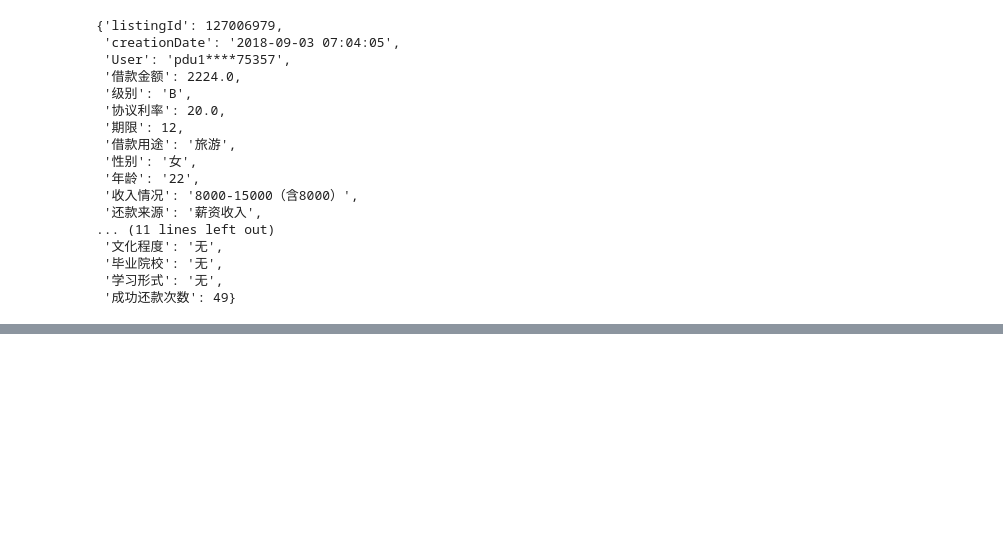
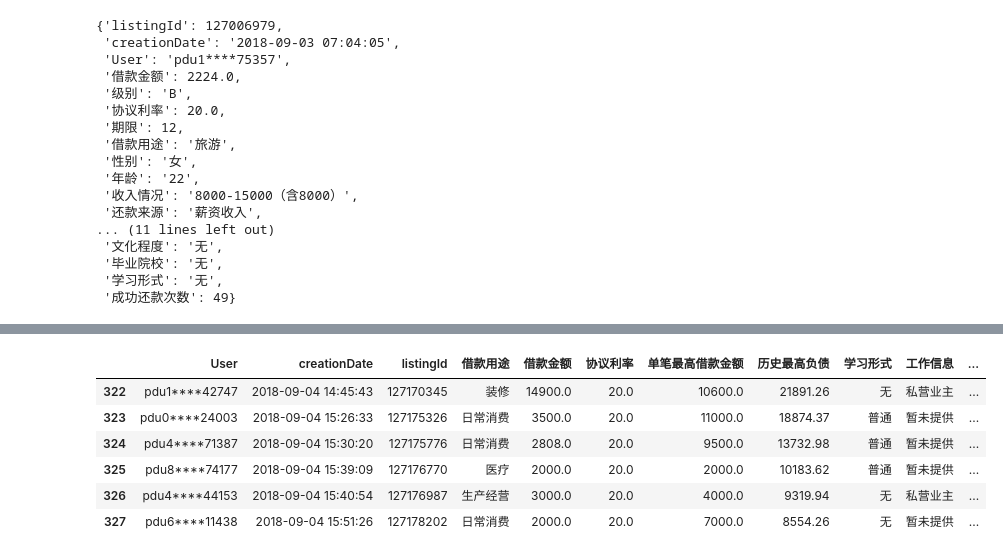
Before and after one commit to zhoukai83/ppd, a Jupyter notebook: UISimulation/test.ipynb, the cells around one changed output, grey strips where cells are left out. Cells and saved outputs as stored; diff of their text form; code cells hidden in the pictures; blank space fills up the shorter version.

Commit message:
almost can run UISim now
Former-commit-id: acabc90fe1d0de04e04ee17312fdf699b47fc0c5

```diff
--- a/UISimulation/test.ipynb
+++ b/UISimulation/test.ipynb
@@ -222,0 +234,11 @@ change_key({**json_data[0], **json_data[1], **json_data[2]})
+# %%
+df_sim = pd.read_csv("UISimMain.csv", encoding="utf-8")
+df_sim.tail(6)
+# %% [output]
+|  | User | creationDate | listingId | 借款用途 | 借款金额 | 协议利率 | 单笔最高借款金额 | 历史最高负债 | 学习形式 | 工作信息 | ... |
+| 322 | pdu1****42747 | 2018-09-04 14:45:43 | 127170345 | 装修 | 14900.0 | 20.0 | 10600.0 | 21891.26 | 无 | 私营业主 | ... |
+| 323 | pdu0****24003 | 2018-09-04 15:26:33 | 127175326 | 日常消费 | 3500.0 | 20.0 | 11000.0 | 18874.37 | 普通 | 暂未提供 | ... |
+| 324 | pdu4****71387 | 2018-09-04 15:30:20 | 127175776 | 日常消费 | 2808.0 | 20.0 | 9500.0 | 13732.98 | 普通 | 暂未提供 | ... |
+| 325 | pdu8****74177 | 2018-09-04 15:39:09 | 127176770 | 医疗 | 2000.0 | 20.0 | 2000.0 | 10183.62 | 普通 | 暂未提供 | ... |
+| 326 | pdu4****44153 | 2018-09-04 15:40:54 | 127176987 | 生产经营 | 3000.0 | 20.0 | 4000.0 | 9319.94 | 无 | 私营业主 | ... |
+| 327 | pdu6****11438 | 2018-09-04 15:51:26 | 127178202 | 日常消费 | 2000.0 | 20.0 | 7000.0 | 8554.26 | 无 | 暂未提供 | ... |
```
Also changed, not shown: parts of 2 cells of this notebook, 15 other files.
